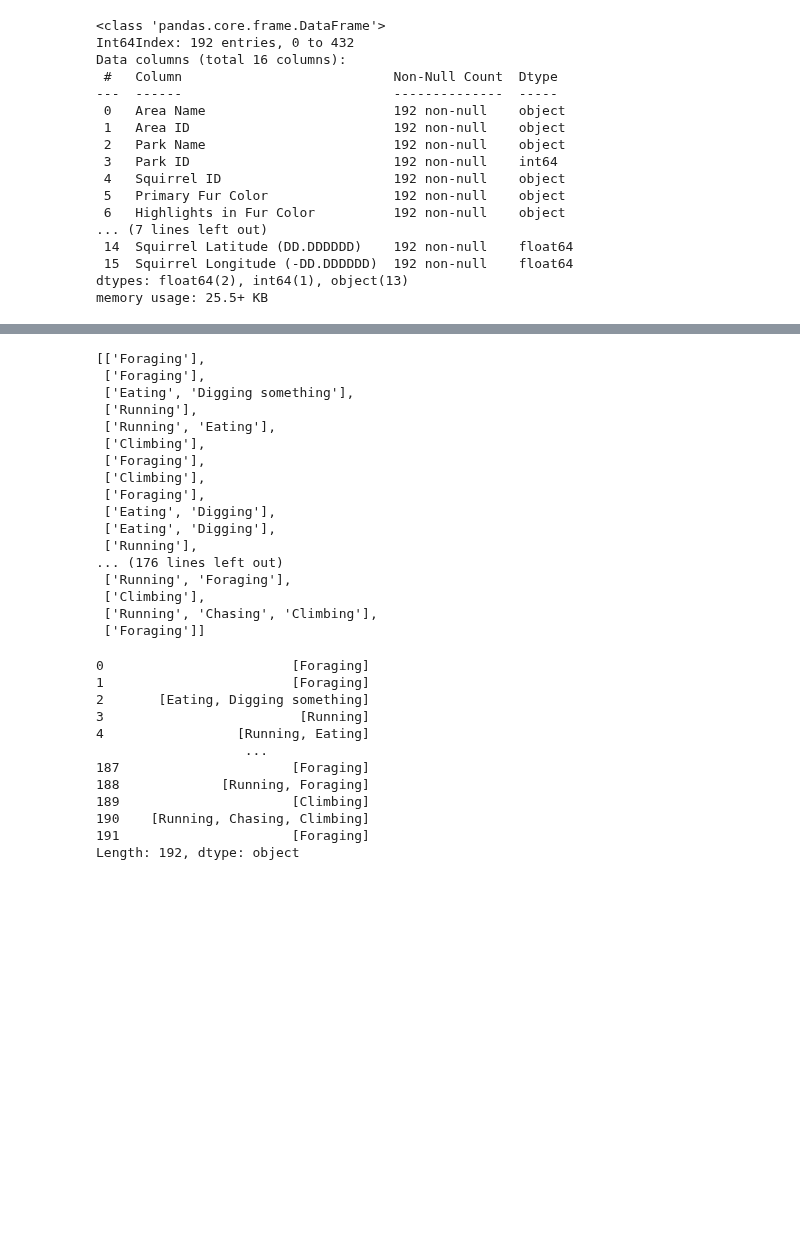
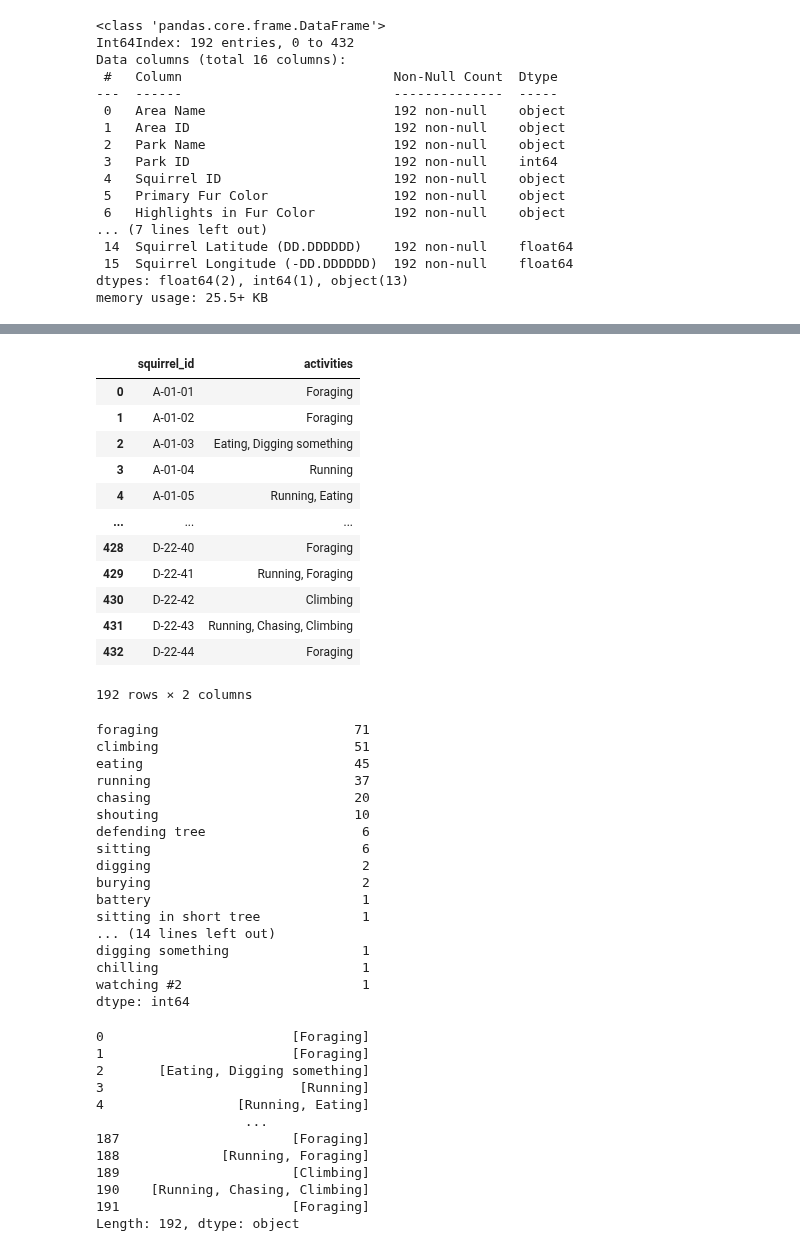
Before and after one commit to alyssahondrade/we-the-new-york-city-squirrels, a Jupyter notebook: squirrel_cleaning.ipynb, the cells around one changed output, grey strips where cells are left out. Drawn from its saved outputs; the diff is of its cells as text; code cells hidden in the pictures; blank space fills up the shorter version.

```diff
--- a/squirrel_cleaning.ipynb
+++ b/squirrel_cleaning.ipynb
@@ -54,12 +54,13 @@ memory usage: 54.2+ KB
 # %%
 # Drop null values for minimum requirement columns
 dropna_columns = [
+    "Primary Fur Color",
     "Highlights in Fur Color",
     "Activities",
     "Interactions with Humans",
     "Squirrel Latitude (DD.DDDDDD)",
     "Squirrel Longitude (-DD.DDDDDD)"
-] # "Other Notes or Observations"
+]
 
 s2020_nonull = s2020_df.dropna(subset=dropna_columns, how="any")
 
@@ -125,6 +156,24 @@ s2020_nonull.head()
 | 2 | UPPER MANHATTAN | A | Fort Tryon Park | 1 | A-01-03 | Gray | White | ... |
 | 3 | UPPER MANHATTAN | A | Fort Tryon Park | 1 | A-01-04 | Gray | White | ... |
 | 4 | UPPER MANHATTAN | A | Fort Tryon Park | 1 | A-01-05 | Gray | Cinnamon | ... |
+# %%
+# Create a DataFrame of the 'activities' column for cleaning
+activities_df = s2020_nonull[['squirrel_id', 'activities']].copy()
+activities_df
+# %% [output]
+|  | squirrel_id | activities |
+| 0 | A-01-01 | Foraging |
+| 1 | A-01-02 | Foraging |
+| 2 | A-01-03 | Eating, Digging something |
+| 3 | A-01-04 | Running |
+| 4 | A-01-05 | Running, Eating |
+| ... | ... | ... |
+| 428 | D-22-40 | Foraging |
+| 429 | D-22-41 | Running, Foraging |
+| 430 | D-22-42 | Climbing |
+| 431 | D-22-43 | Running, Chasing, Climbing |
+| 432 | D-22-44 | Foraging |
+192 rows × 2 columns
 # %%
 activities = []
 
@@ -145,23 +194,23 @@ unique_activities
 activities_df = pd.DataFrame(all_activities)
 activities_df.value_counts()
 # %% [output]
-[['Foraging'],
- ['Foraging'],
- ['Eating', 'Digging something'],
- ['Running'],
- ['Running', 'Eating'],
- ['Climbing'],
- ['Foraging'],
- ['Climbing'],
- ['Foraging'],
- ['Eating', 'Digging'],
- ['Eating', 'Digging'],
- ['Running'],
-... (176 lines left out)
- ['Running', 'Foraging'],
- ['Climbing'],
- ['Running', 'Chasing', 'Climbing'],
- ['Foraging']]
+foraging                         71
+climbing                         51
+eating                           45
+running                          37
+chasing                          20
+shouting                         10
+defending tree                    6
+sitting                           6
+digging                           2
+burying                           2
+battery                           1
+sitting in short tree             1
+... (14 lines left out)
+digging something                 1
+chilling                          1
+watching #2                       1
+dtype: int64
 # %%
 activities_list_df = pd.Series(activities)
 activities_list_df
```
Also changed, not shown: parts of 3 cells of this notebook.
